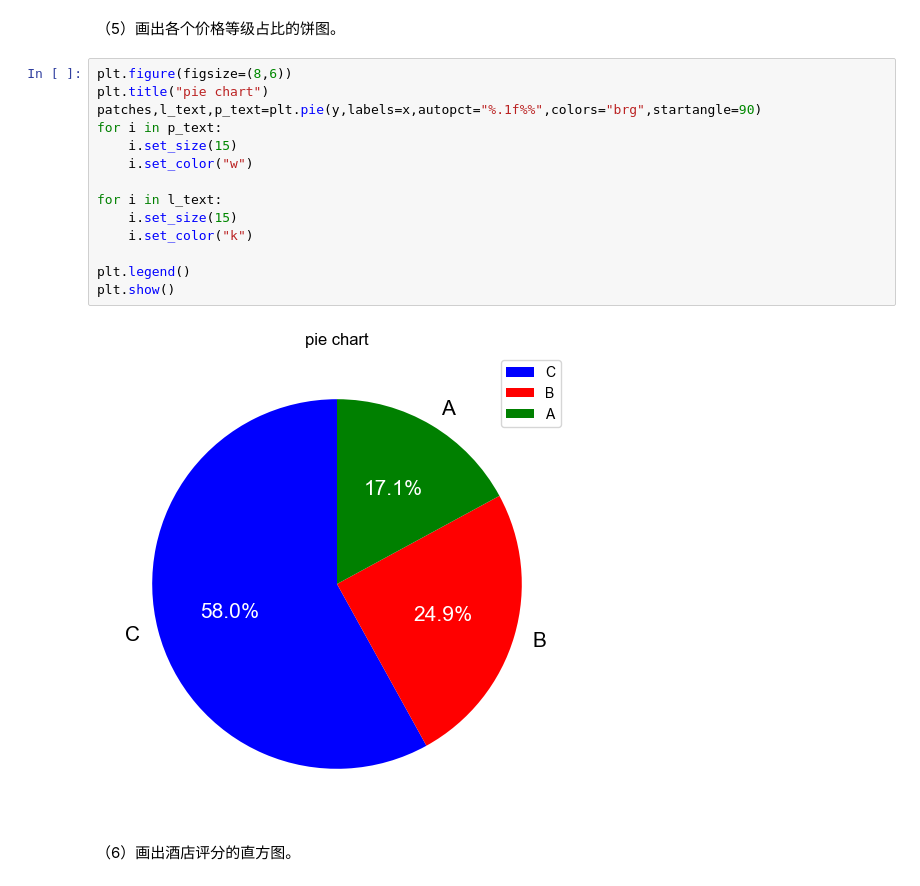
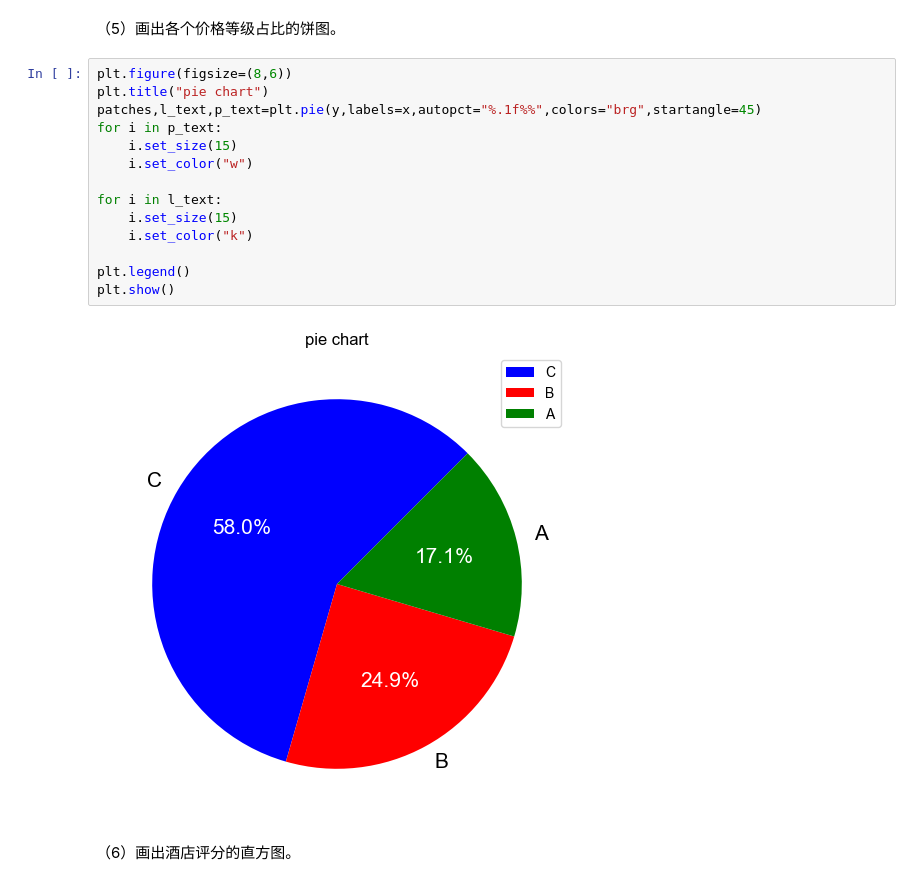
Before and after one commit to AEM001/Data-Analysis, a Jupyter notebook: 作业6/作业6.ipynb, the cells around one changed output. Drawn from its saved outputs; the diff is of its cells as text.

```diff
--- a/作业6/作业6.ipynb
+++ b/作业6/作业6.ipynb
@@ -94,18 +97,18 @@ plt.bar(x,y)
 # %%
 plt.figure(figsize=(8,6))
 plt.title("pie chart")
-patches,l_text,p_text=plt.pie(y,labels=x,autopct="%.1f%%",colors="brg",startangle=90)
+patches,l_text,p_text=plt.pie(y,labels=x,autopct="%.1f%%",colors="brg",startangle=45)
 for i in p_text:
     i.set_size(15)
     i.set_color("w")
 
 for i in l_text:
     i.set_size(15)
     i.set_color("k")
 
 plt.legend()
 plt.show()
 # %% [output]
-[figure, old version]
+[figure, new version]
 # %% [markdown]
 （6）画出酒店评分的直方图。
```
Also changed, not shown: parts of 6 cells of this notebook.
